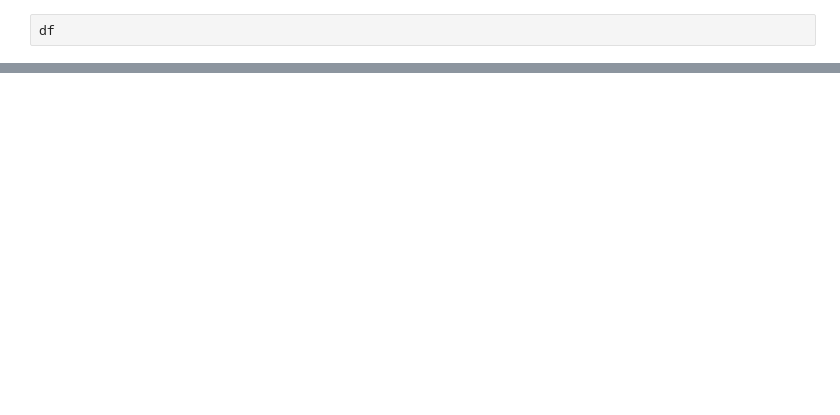
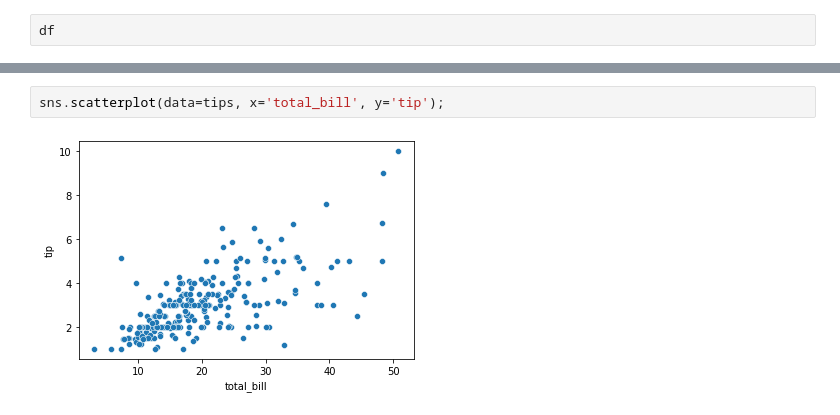
Before and after one commit to oheag2/UCDPA_GillianOHea, a Jupyter notebook: GillianOHea_FinalProject.ipynb, the cells around one changed output, grey strips where cells are left out. Drawn from its saved outputs; the diff is of its cells as text; blank space fills up the shorter version.

```diff
--- a/GillianOHea_FinalProject.ipynb
+++ b/GillianOHea_FinalProject.ipynb
@@ -119,0 +129,4 @@ print(country_USA.head())
+# %%
+sns.scatterplot(data=tips, x='total_bill', y='tip');
+# %% [output]
+[figure, added]
```
Also changed, not shown: parts of 31 cells of this notebook.
